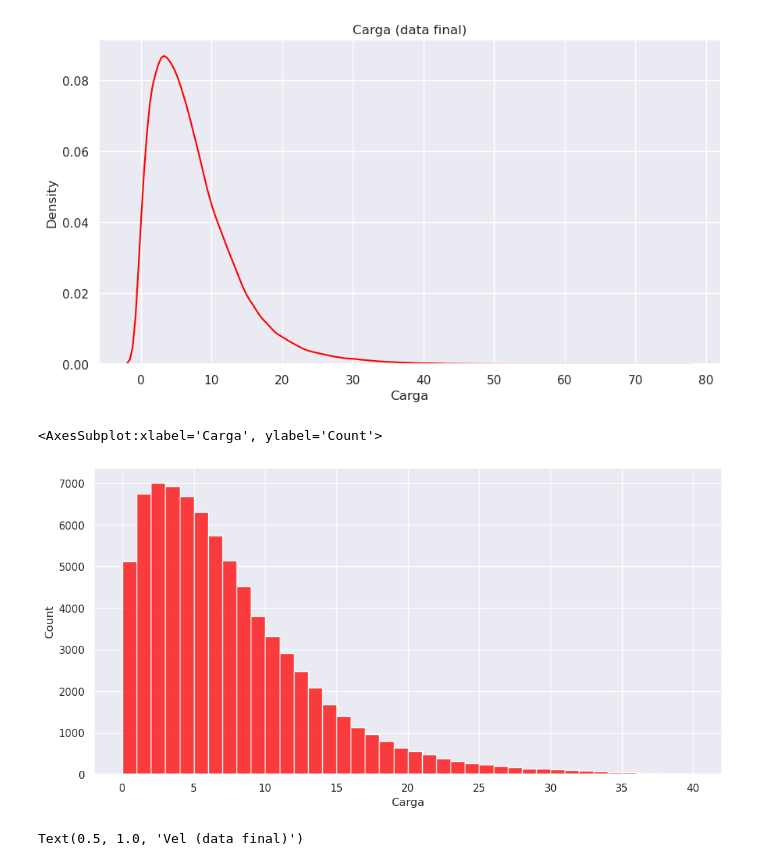
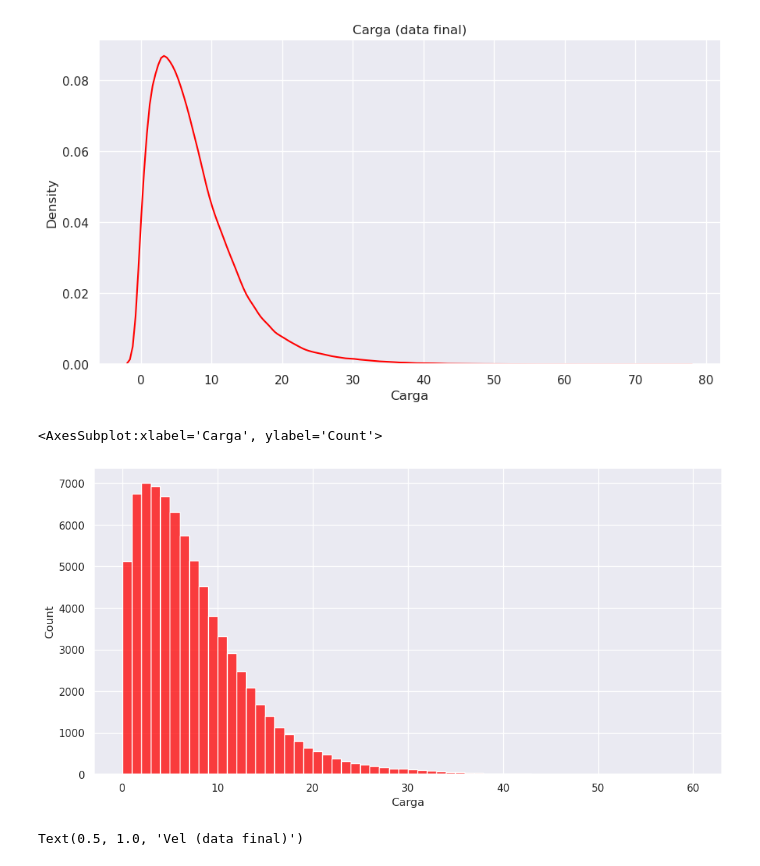
Before and after one commit to BrunoSE/estudio_consumo, a Jupyter notebook: explorar_cruce_electricos.ipynb, the cells around one changed output. Drawn from its saved outputs; the diff is of its cells as text; code cells hidden in the pictures.

```diff
--- a/explorar_cruce_electricos.ipynb
+++ b/explorar_cruce_electricos.ipynb
@@ -588,10 +588,10 @@ plt.title(f"{variable} (data final)")
 Text(0.5, 1.0, 'Carga (data final)')
 [figure]
 # %%
-sns.histplot(data=data_final, x='Carga', binwidth=1, binrange=[0, 40], color='red')
+sns.histplot(data=data_final, x='Carga', binwidth=1, binrange=[0, 60], color='red')
 # %% [output]
 <AxesSubplot:xlabel='Carga', ylabel='Count'>
-[figure, old version]
+[figure, new version]
 # %%
 variable = 'Vel'
 graf = sns.displot(data=data_final, x=variable, kind="kde", aspect=18/10, color='blue')
```
Also changed, not shown: parts of 1 cell of this notebook, 1 other file.
